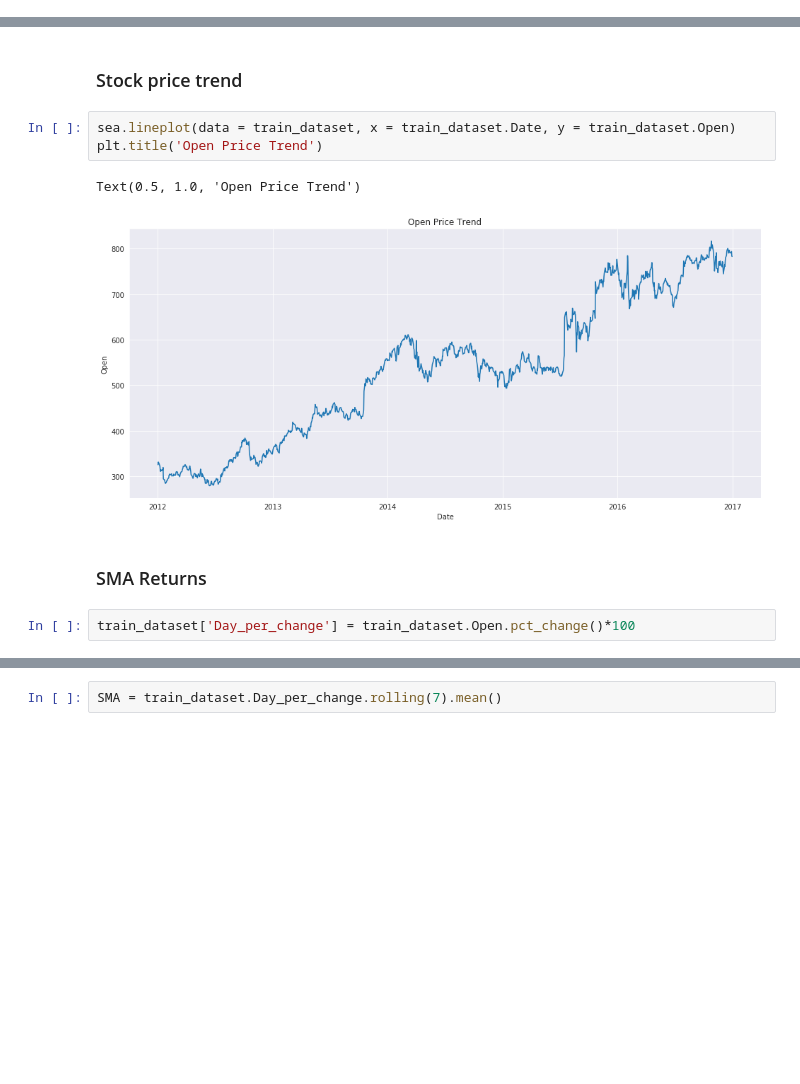
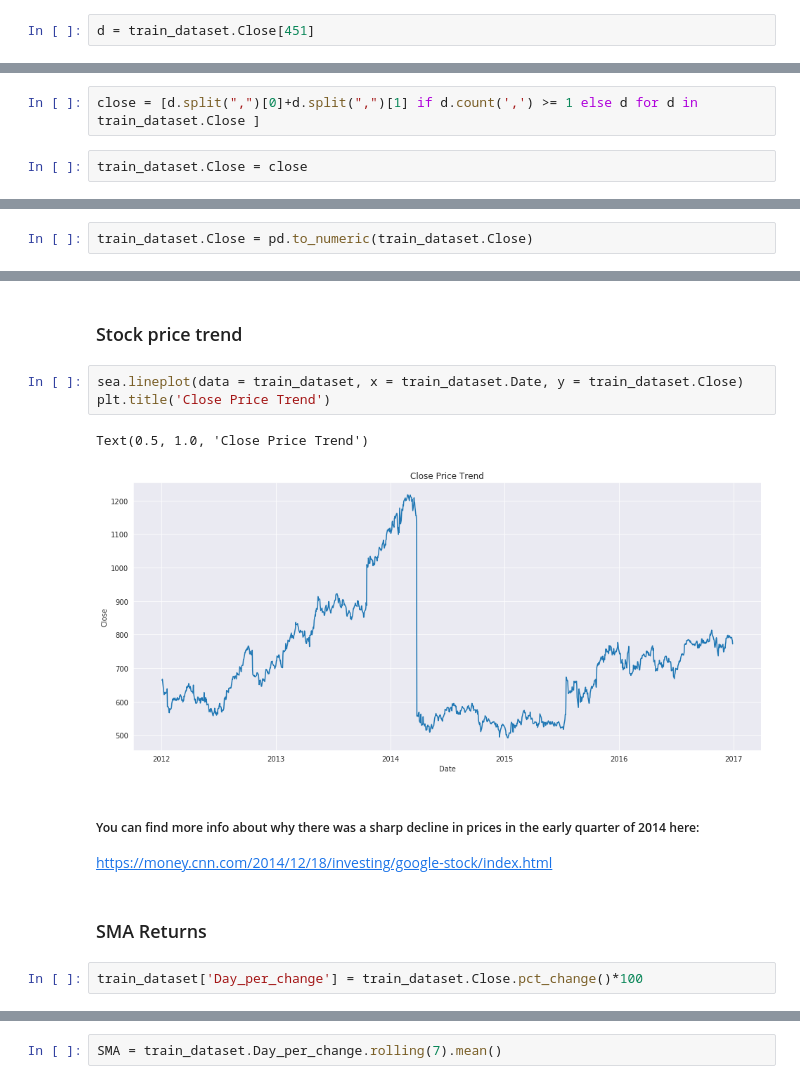
Before and after one commit to pratik-1999/Stock_Trend_Predictor, a Jupyter notebook: Stock Predictor.ipynb, the cells around one changed output, grey strips where cells are left out. Cells and saved outputs as stored; diff of their text form; blank space fills up the shorter version.

```diff
--- a/Stock Predictor.ipynb
+++ b/Stock Predictor.ipynb
@@ -39,3 +53,5 @@ train_dataset.head()
 | 2 | 1/5/2012 | 329.83 | 330.75 | 326.89 | 657.21 | 6,590,300 |
 | 3 | 1/6/2012 | 328.34 | 328.77 | 323.68 | 648.24 | 5,405,900 |
 | 4 | 1/9/2012 | 322.04 | 322.29 | 309.46 | 620.76 | 11,688,800 |
+# %%
+d = train_dataset.Close[451]
@@ -41,0 +71,4 @@ train_dataset.head()
+# %%
+close = [d.split(",")[0]+d.split(",")[1] if d.count(',') >= 1 else d for d in train_dataset.Close ]
+# %%
+train_dataset.Close = close
@@ -41,0 +84,2 @@ train_dataset.head()
+# %%
+train_dataset.Close = pd.to_numeric(train_dataset.Close)
@@ -57,15 +111,18 @@ plt.rcParams['figure.figsize'] = 16,7
 # %% [markdown]
 ### Stock price trend
 # %%
-sea.lineplot(data = train_dataset, x = train_dataset.Date, y = train_dataset.Open)
-plt.title('Open Price Trend')
+sea.lineplot(data = train_dataset, x = train_dataset.Date, y = train_dataset.Close)
+plt.title('Close Price Trend')
 # %% [output]
-Text(0.5, 1.0, 'Open Price Trend')
+Text(0.5, 1.0, 'Close Price Trend')
-[figure, old version]
+[figure, new version]
+# %% [markdown]
+##### You can find more info about why there was a sharp decline in prices in the early quarter of 2014 here:
+https://money.cnn.com/2014/12/18/investing/google-stock/index.html
 # %% [markdown]
 ### SMA Returns
 # %%
-train_dataset['Day_per_change'] = train_dataset.Open.pct_change()*100
+train_dataset['Day_per_change'] = train_dataset.Close.pct_change()*100
 # %%
 train_dataset[:10]
 # %% [output]
```
Also changed, not shown: parts of 14 cells of this notebook.
